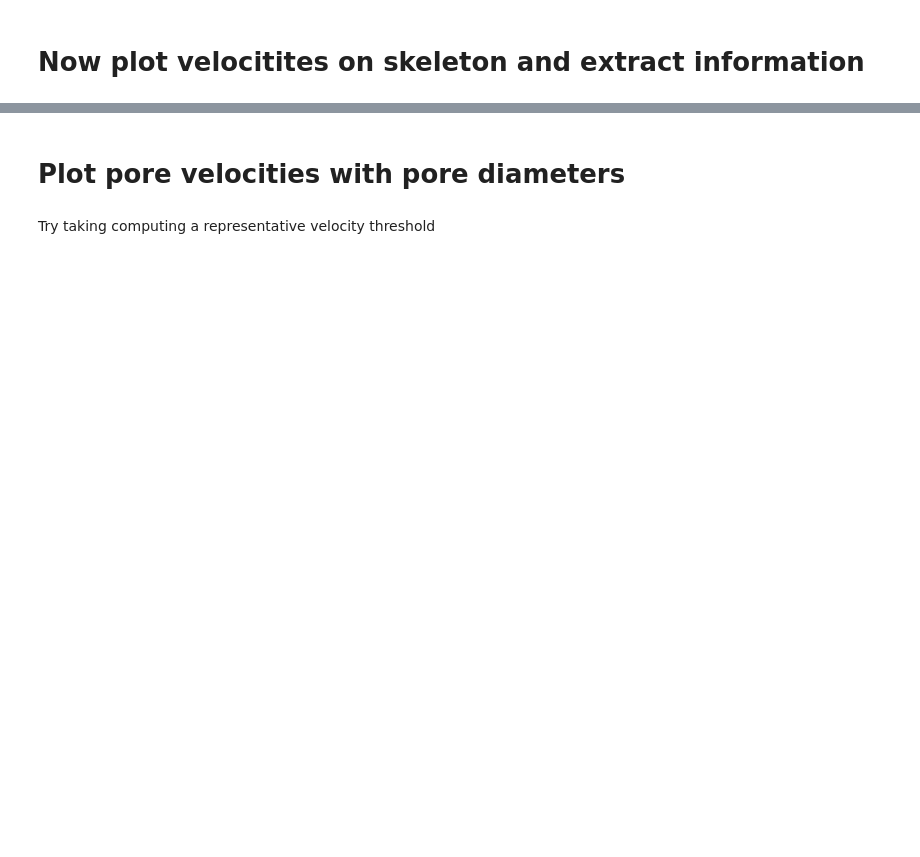
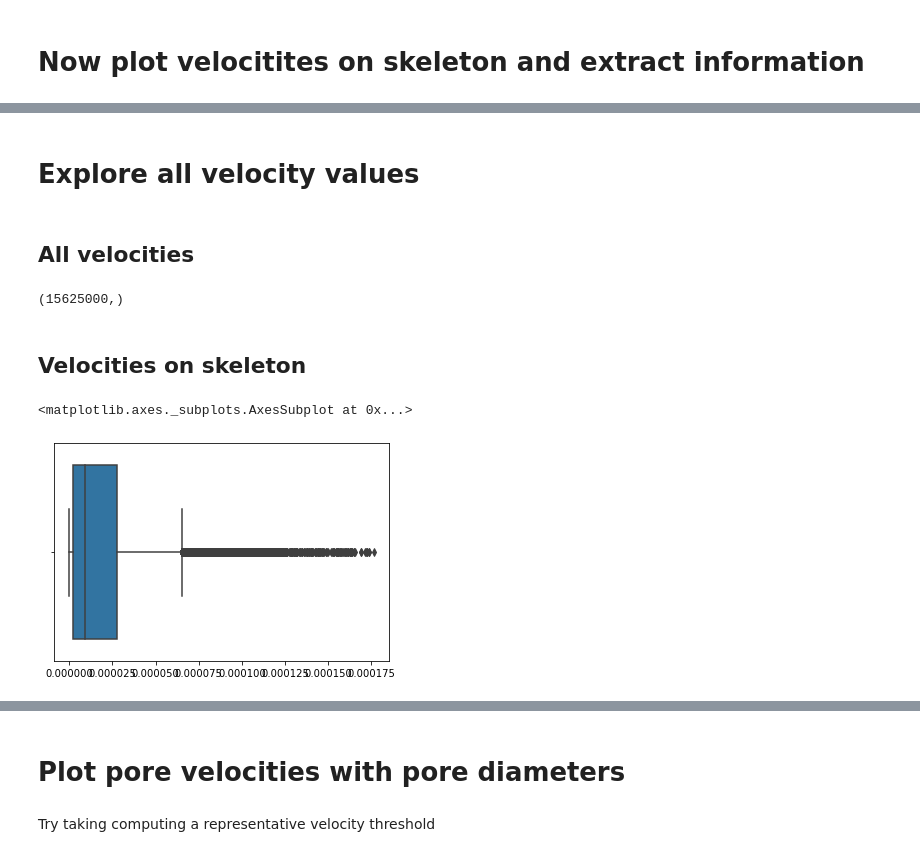
Before and after one commit to akkendrick/LABMOPS, a Jupyter notebook: lowFlowLargePores.ipynb, the cells around one changed output, grey strips where cells are left out. Drawn from its saved outputs; the diff is of its cells as text; code cells hidden in the pictures; blank space fills up the shorter version.

```diff
--- a/lowFlowLargePores.ipynb
+++ b/lowFlowLargePores.ipynb
@@ -289,0 +290,10 @@ np.shape(primaryVelocitiesSkeleton)
+# %% [markdown]
+# Explore all velocity values
+# %% [markdown]
+## All velocities
+# %%
+vecLen = imageSize*imageSize*imageSize
+plotVel = np.reshape(velDataNormSecondary, (vecLen,))
+plotVel.shape
+# %% [output]
+(15625000,)
@@ -289,0 +303,8 @@ np.shape(primaryVelocitiesSkeleton)
+# %% [markdown]
+## Velocities on skeleton
+# %%
+#px.box(secondaryVelocitiesSkeleton, points='all')
+sns.boxplot(secondaryVelocitiesSkeleton)
+# %% [output]
+<matplotlib.axes._subplots.AxesSubplot at 0x...>
+[figure, added]
```
Also changed, not shown: parts of 17 cells of this notebook, 2 other files.
